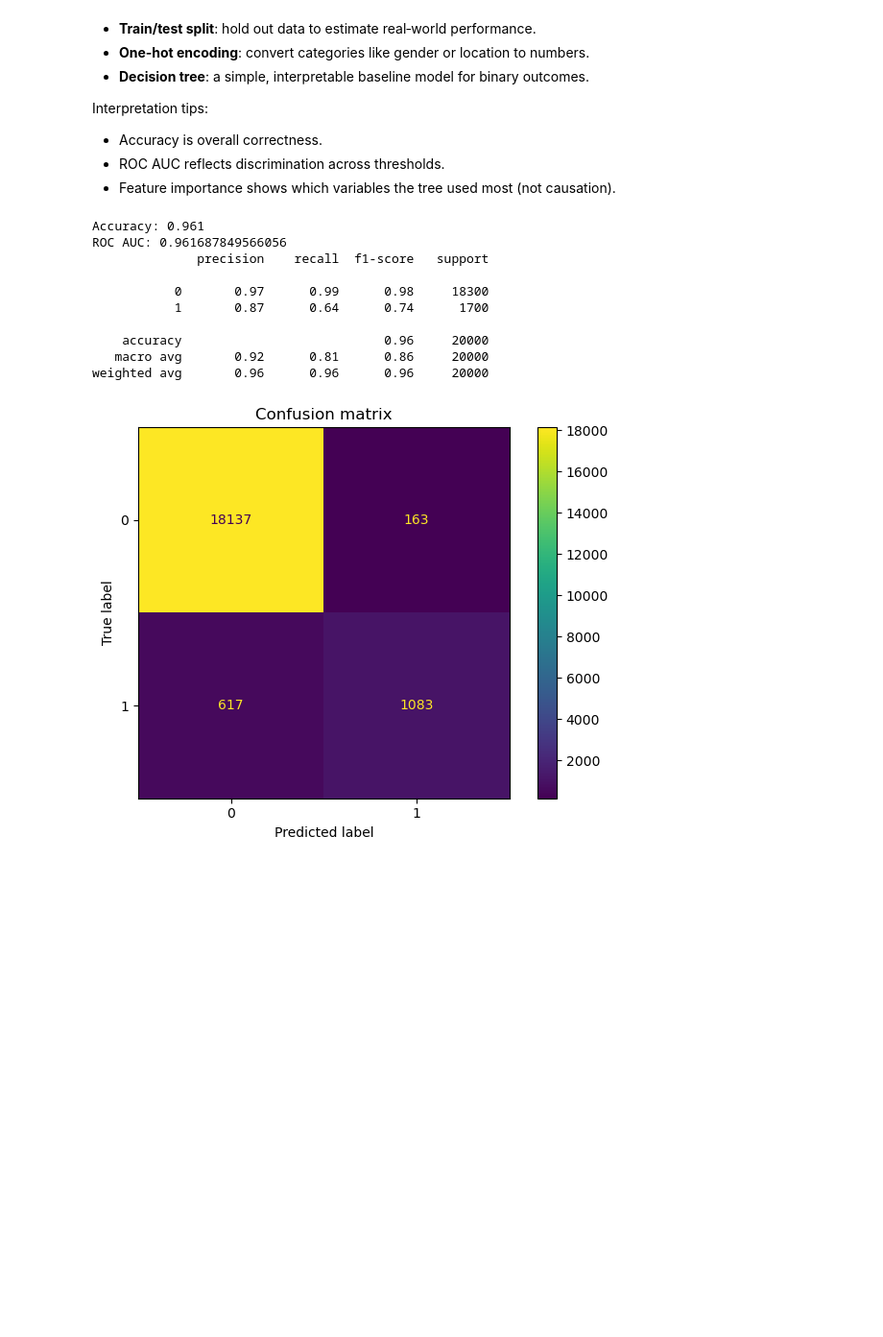
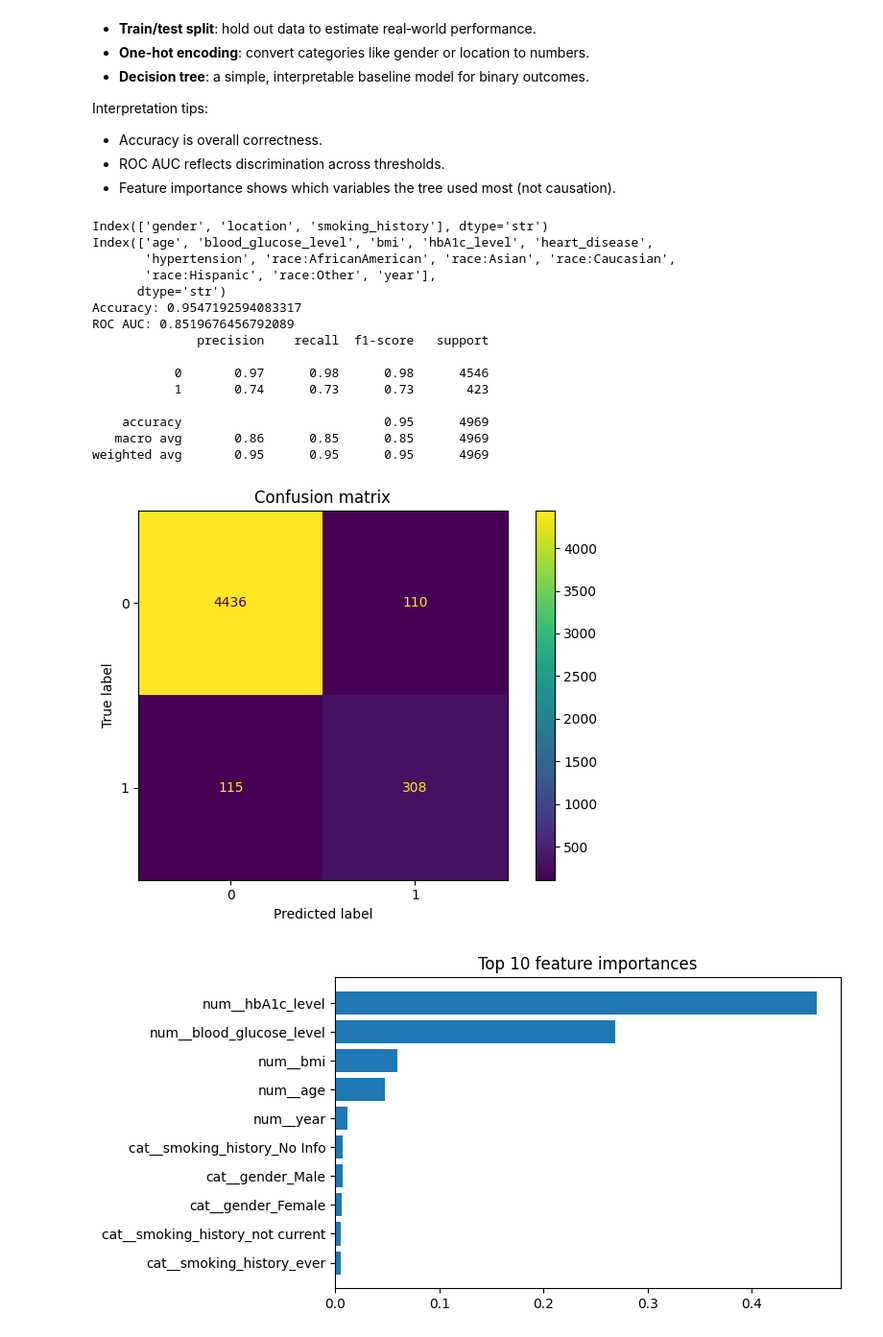
Before and after one commit to aamal-a-hussain/PythonCourse, a Jupyter notebook: diabetes_dataset.ipynb, the cells around one changed output. Shown at 96% size. Drawn from its saved outputs; the diff is of its cells as text; code cells hidden in the pictures; blank space fills up the shorter version.

Commit message:
diabetes_experiments

```diff
--- a/diabetes_dataset.ipynb
+++ b/diabetes_dataset.ipynb
@@ -420,12 +412,22 @@ from sklearn.pipeline import Pipeline
 from sklearn.tree import DecisionTreeClassifier
 from sklearn.metrics import accuracy_score, roc_auc_score, classification_report, ConfusionMatrixDisplay
 
+
+
 if "diabetes" in df.columns:
-    X = df.drop(columns=["diabetes"])
-    y = df["diabetes"]
+    df_sample = df[df["race:Caucasian"] == 1]
+    for column in df_sample.columns:
+        if "race" in column:
+            X = df_sample.drop(columns=[column])
+
+    X = df_sample.drop(columns=["diabetes"])
+    y = df_sample["diabetes"]
+
 
     categorical_cols = X.select_dtypes(include=["object", "category", "string"]).columns
+    print(categorical_cols)
     numeric_cols_dt = X.columns.difference(categorical_cols)
+    print(numeric_cols_dt)
 
     preprocessor = ColumnTransformer(
         [
@@ -436,9 +438,7 @@ if "diabetes" in df.columns:
 
     model = DecisionTreeClassifier(random_state=42)
 
-    X_train, X_test, y_train, y_test = train_test_split(
-        X, y, test_size=0.2, random_state=42, stratify=y
-    )
+    X_train, X_test, y_train, y_test = train_test_split(X, y)
 
     clf = Pipeline(
         steps=[
@@ -446,38 +446,46 @@ if "diabetes" in df.columns:
             ("model", model),
         ]
     )
 
     clf.fit(X_train, y_train)
+
+
     y_pred = clf.predict(X_test)
     y_prob = clf.predict_proba(X_test)[:, 1]
 
     print("Accuracy:", accuracy_score(y_test, y_pred))
     print("ROC AUC:", roc_auc_score(y_test, y_prob))
     print(classification_report(y_test, y_pred))
 
     ConfusionMatrixDisplay.from_predictions(y_test, y_pred)
     plt.title("Confusion matrix")
     plt.tight_layout()
     plt.show()
 
     feature_names = clf.named_steps["preprocess"].get_feature_names_out()
     importances = clf.named_steps["model"].feature_importances_
     top_idx = importances.argsort()[-10:][::-1]
 
     plt.figure(figsize=(8, 4))
     plt.barh(feature_names[top_idx][::-1], importances[top_idx][::-1])
     plt.title("Top 10 feature importances")
     plt.tight_layout()
     plt.show()
 # %% [output]
-Accuracy: 0.961
-ROC AUC: 0.961687849566056
+Index(['gender', 'location', 'smoking_history'], dtype='str')
+Index(['age', 'blood_glucose_level', 'bmi', 'hbA1c_level', 'heart_disease',
+       'hypertension', 'race:AfricanAmerican', 'race:Asian', 'race:Caucasian',
+       'race:Hispanic', 'race:Other', 'year'],
+      dtype='str')
+Accuracy: 0.9547192594083317
+ROC AUC: 0.8519676456792089
               precision    recall  f1-score   support
 
-           0       0.97      0.99      0.98     18300
-           1       0.87      0.64      0.74      1700
+           0       0.97      0.98      0.98      4546
+           1       0.74      0.73      0.73       423
 
-    accuracy                           0.96     20000
-   macro avg       0.92      0.81      0.86     20000
-weighted avg       0.96      0.96      0.96     20000
+    accuracy                           0.95      4969
+   macro avg       0.86      0.85      0.85      4969
+weighted avg       0.95      0.95      0.95      4969
-[figure, old version]
+[figure, new version]
+[figure, added]
```
Also changed, not shown: parts of 3 cells of this notebook.
